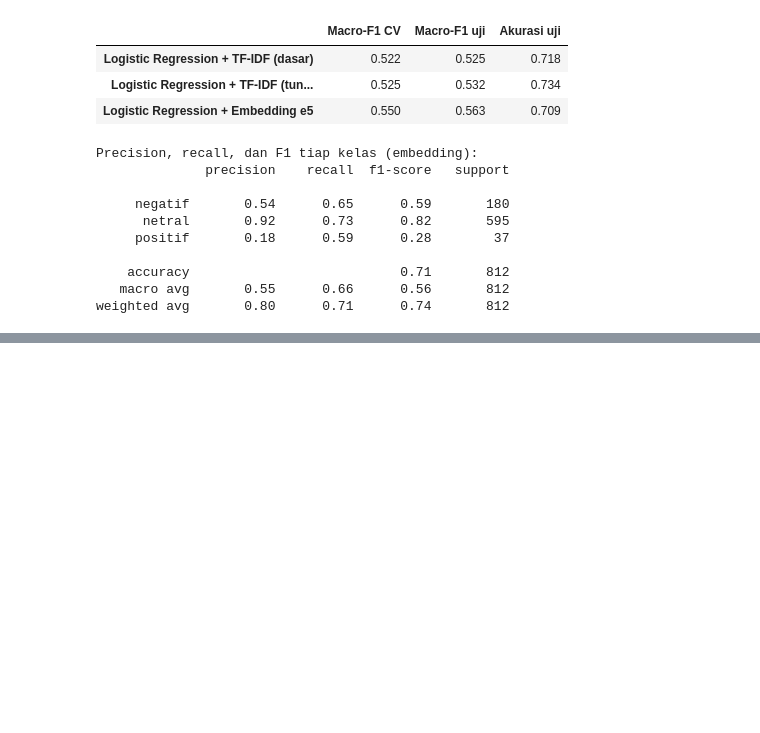
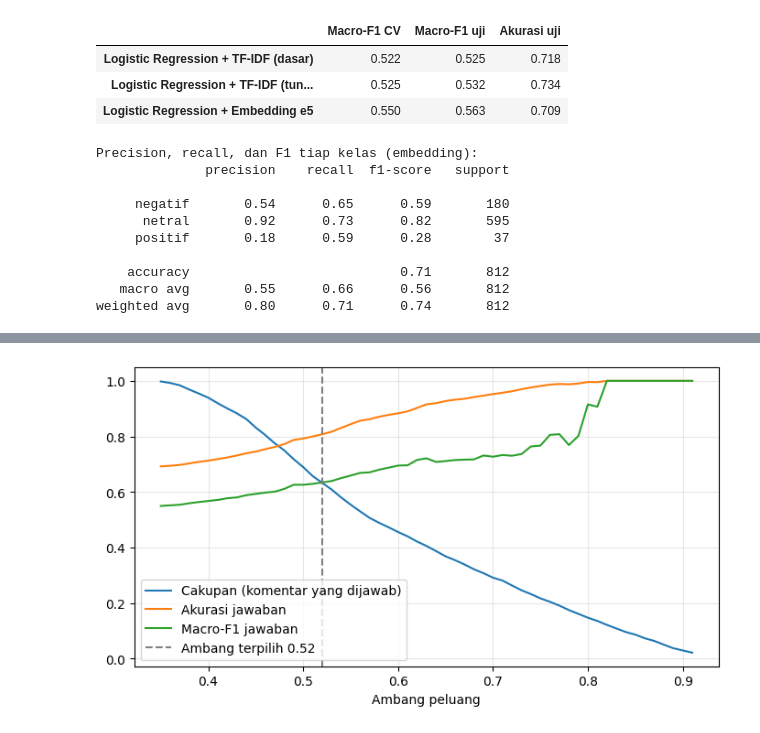
Before and after one commit to RoihansLab/Data-Mining-Project, a Jupyter notebook: youtube_comment_sentiment/Classifcation/Classifcation.ipynb, the cells around one changed output, grey strips where cells are left out. Drawn from its saved outputs; the diff is of its cells as text; code cells hidden in the pictures; blank space fills up the shorter version.

Commit message:
feat: perbarui notebook klasifikasi, model_sikap_ai_terbaik.pkl, dan perapian notebook zero-shot labeling

```diff
--- a/youtube_comment_sentiment/Classifcation/Classifcation.ipynb
+++ b/youtube_comment_sentiment/Classifcation/Classifcation.ipynb
@@ -693,0 +840,80 @@ weighted avg       0.80      0.71      0.74       812
+# %%
+from sklearn.model_selection import cross_val_predict
+
+jenis_pilihan = KANDIDAT_FINAL[PILIHAN_MODEL]['jenis']
+F_train = fitur_untuk(jenis_pilihan, idx_tr)
+F_test = fitur_untuk(jenis_pilihan, idx_te)
+print(f'Model yang dipakai: {PILIHAN_MODEL}')
+
+# 1. Peluang "adil" pada data latih lewat validasi silang
+P_oof = cross_val_predict(KANDIDAT_FINAL[PILIHAN_MODEL]['buat'](), F_train, y_train,
+                          cv=cv_tuning, method='predict_proba')
+
+
+def ukur_ambang(P, y_benar, ambang):
+    yakin = P.max(axis=1) >= ambang
+    pred = P.argmax(axis=1)
+    if yakin.sum() == 0:
+        return {'Ambang': ambang, 'Cakupan': 0.0, 'Akurasi jawaban': np.nan, 'Macro-F1 jawaban': np.nan}
+    return {'Ambang': ambang, 'Cakupan': yakin.mean(),
+            'Akurasi jawaban': accuracy_score(y_benar[yakin], pred[yakin]),
+            'Macro-F1 jawaban': f1_score(y_benar[yakin], pred[yakin], average='macro', zero_division=0)}
+
+
+grid_ambang = np.round(np.arange(0.35, 0.91, 0.01), 2)
+kurva = pd.DataFrame([ukur_ambang(P_oof, y_train, a) for a in grid_ambang]).set_index('Ambang')
+
+print('1. Ambang vs cakupan dan kualitas jawaban (validasi silang pada data latih)')
+tampil = kurva.loc[[a for a in [0.35, 0.40, 0.45, 0.50, 0.55, 0.60, 0.65, 0.70, 0.75, 0.80] if a in kurva.index]]
+display(tampil.round(3))
+
+# 2. Pilih ambang dengan aturan di atas (tanpa melihat data uji)
+TARGET_AKURASI = 0.80
+MIN_CAKUPAN = 0.50
+memenuhi = kurva[(kurva['Akurasi jawaban'] >= TARGET_AKURASI) & (kurva['Cakupan'] >= MIN_CAKUPAN)]
+if len(memenuhi) > 0:
+    AMBANG = float(memenuhi.index.min())
+    print(f'\n2. Ambang terpilih: {AMBANG:.2f} (akurasi jawaban minimal {TARGET_AKURASI:.0%}, cakupan minimal {MIN_CAKUPAN:.0%})')
+else:
+    cukup = kurva[kurva['Cakupan'] >= MIN_CAKUPAN]
+    AMBANG = float(cukup['Akurasi jawaban'].idxmax())
+    print(f'\n2. Target akurasi {TARGET_AKURASI:.0%} tidak tercapai dengan cakupan >= {MIN_CAKUPAN:.0%}. '
+          f'Dipakai ambang {AMBANG:.2f} yang memberi akurasi jawaban tertinggi pada cakupan tersebut.')
+
+fig, ax = plt.subplots(figsize=(7, 4))
+ax.plot(kurva.index, kurva['Cakupan'], label='Cakupan (komentar yang dijawab)')
+ax.plot(kurva.index, kurva['Akurasi jawaban'], label='Akurasi jawaban')
+ax.plot(kurva.index, kurva['Macro-F1 jawaban'], label='Macro-F1 jawaban')
+ax.axvline(AMBANG, color='gray', linestyle='--', label=f'Ambang terpilih {AMBANG:.2f}')
+ax.set_xlabel('Ambang peluang')
+ax.legend()
+ax.grid(alpha=0.3)
+plt.tight_layout()
+plt.show()
+
+# 3. Laporan sekali pada data uji
+model_uji = KANDIDAT_FINAL[PILIHAN_MODEL]['buat']().fit(F_train, y_train)
+P_uji = model_uji.predict_proba(F_test)
+yakin_uji = P_uji.max(axis=1) >= AMBANG
+pred_uji = P_uji.argmax(axis=1)
+
+semua = ukur_ambang(P_uji, y_test, 0.0)
+dengan = ukur_ambang(P_uji, y_test, AMBANG)
+print('\n3. Data uji (dilihat sekali)')
+display(pd.DataFrame({'Tanpa opsi tidak yakin': semua, 'Dengan opsi tidak yakin': dengan}).drop(index='Ambang').round(3))
+
+print('Berapa persen komentar tiap label sebenarnya yang dilepas ke "tidak yakin":')
+display(pd.DataFrame({'Dilepas': [1 - yakin_uji[y_test == i].mean() for i in range(len(le.classes_))],
+                      'Jumlah di data uji': [int((y_test == i).sum()) for i in range(len(le.classes_))]},
+                     index=le.classes_).round(3))
+
+print('\nContoh 8 komentar yang dilepas ke "tidak yakin":')
+tidak_yakin = np.where(~yakin_uji)[0]
+contoh_tidak_yakin = pd.DataFrame({
+    'komentar': X_test.iloc[tidak_yakin].str.slice(0, 90).values,
+    'label sebenarnya': le.inverse_transform(y_test[tidak_yakin]),
+    'tebakan terdekat': le.inverse_transform(pred_uji[tidak_yakin]),
+    'peluang': P_uji[tidak_yakin].max(axis=1).round(2),
+})
+display(contoh_tidak_yakin.sample(min(8, len(contoh_tidak_yakin)), random_state=42).reset_index(drop=True))
+# %% [output]
@@ -693,0 +935 @@ weighted avg       0.80      0.71      0.74       812
+[figure, added]
```
Also changed, not shown: parts of 11 cells of this notebook, 2 other files.
